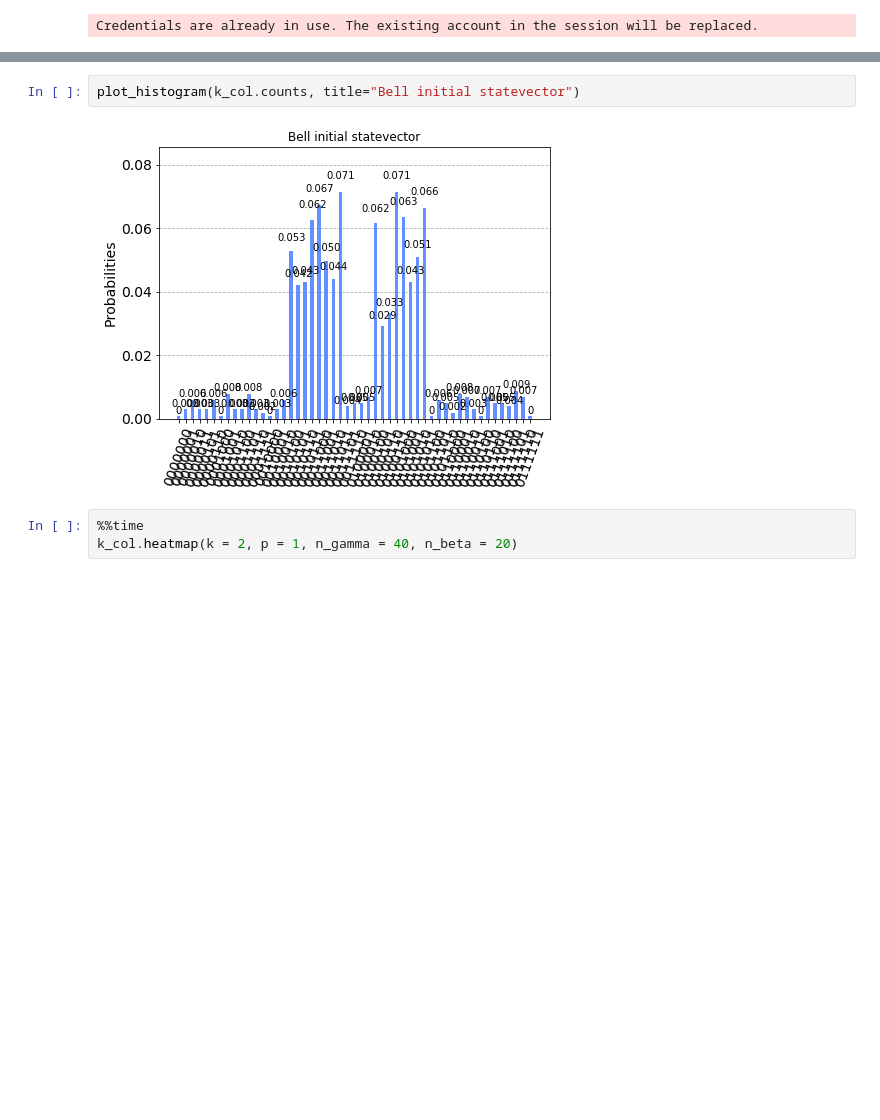
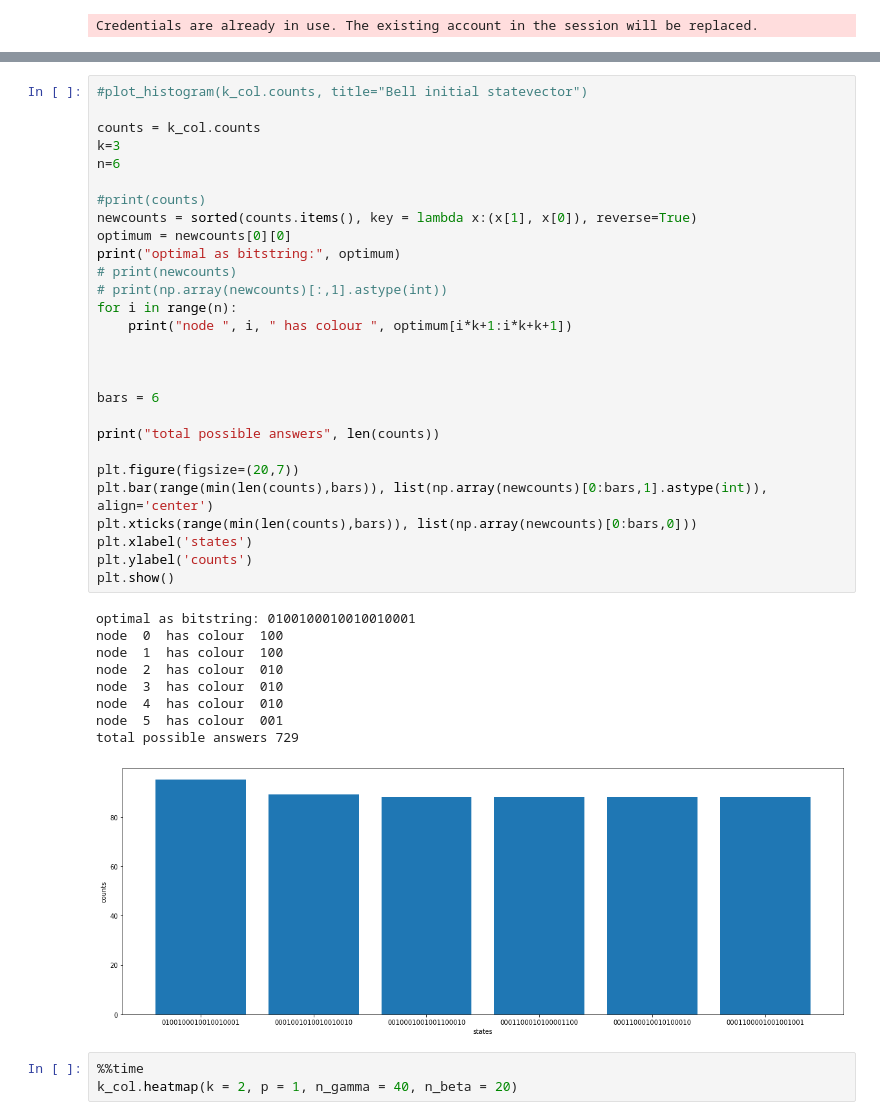
Before and after one commit to XunyiZhao/Quantum_Information_Project, a Jupyter notebook: k-colorable-subgraph.ipynb, the cells around one changed output, grey strips where cells are left out. Cells and saved outputs as stored; diff of their text form; blank space fills up the shorter version.

```diff
--- a/k-colorable-subgraph.ipynb
+++ b/k-colorable-subgraph.ipynb
@@ -192,7 +202,41 @@ Wall time: 23min 19s
-# %%
-plot_histogram(k_col.counts, title="Bell initial statevector")
-# %% [output]
-[figure, removed]
+# %%
+#plot_histogram(k_col.counts, title="Bell initial statevector")
+
+counts = k_col.counts
+k=3
+n=6
+
+#print(counts)
+newcounts = sorted(counts.items(), key = lambda x:(x[1], x[0]), reverse=True)
+optimum = newcounts[0][0]
+print("optimal as bitstring:", optimum)
+# print(newcounts)
+# print(np.array(newcounts)[:,1].astype(int))
+for i in range(n):
+    print("node ", i, " has colour ", optimum[i*k+1:i*k+k+1])
+
+
+
+bars = 6
+
+print("total possible answers", len(counts))
+
+plt.figure(figsize=(20,7))
+plt.bar(range(min(len(counts),bars)), list(np.array(newcounts)[0:bars,1].astype(int)), align='center')
+plt.xticks(range(min(len(counts),bars)), list(np.array(newcounts)[0:bars,0]))
+plt.xlabel('states')
+plt.ylabel('counts')
+plt.show()
+# %% [output]
+optimal as bitstring: 0100100010010010001
+node  0  has colour  100
+node  1  has colour  100
+node  2  has colour  010
+node  3  has colour  010
+node  4  has colour  010
+node  5  has colour  001
+total possible answers 729
+[figure, added]
 # %%
 %%time
 k_col.heatmap(k = 2, p = 1, n_gamma = 40, n_beta = 20)
```
Also changed, not shown: parts of 5 cells of this notebook.
